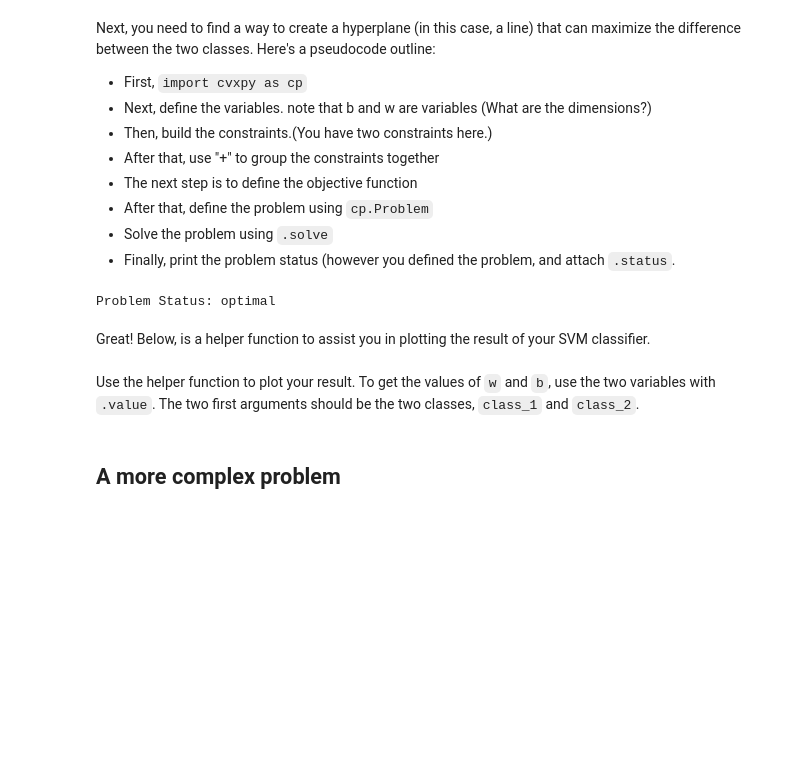
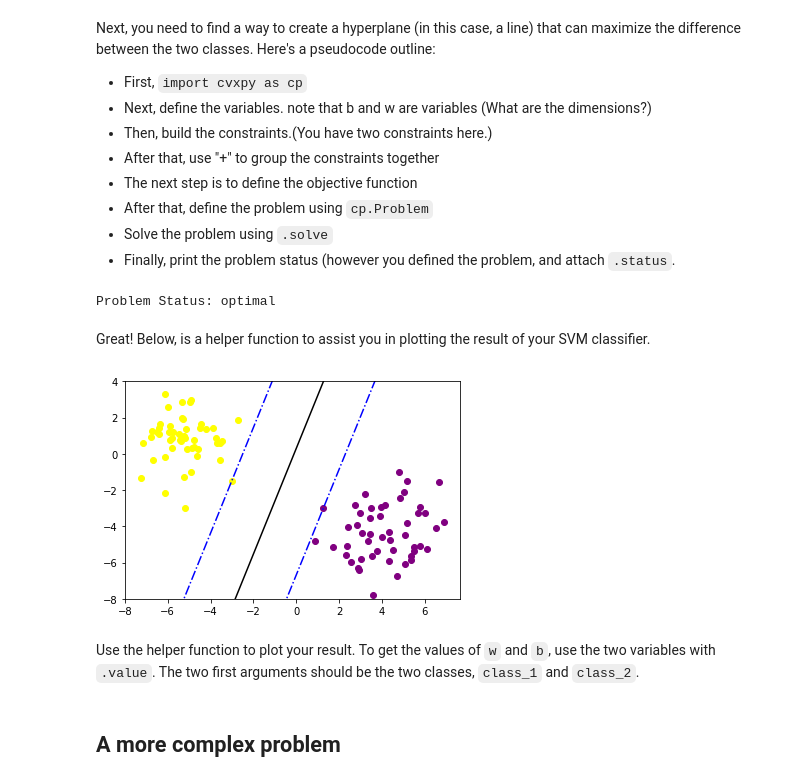
Before and after one commit to fcoba/dsc-building-an-svm-from-scratch-lab-dc-ds-career-042219, a Jupyter notebook: index.ipynb, the cells around one changed output. Cells and saved outputs as stored; diff of their text form; code cells hidden in the pictures; blank space fills up the shorter version.

```diff
--- a/index.ipynb
+++ b/index.ipynb
@@ -132,6 +132,10 @@ def plotBoundaries(x, y, w, b):
 # %%
 w=w.value
 b=b.value
+# %%
+plotBoundaries(class_1,class_2,w,b)
+# %% [output]
+[figure, added]
 # %% [markdown]
 Use the helper function to plot your result. To get the values of `w` and `b`, use the two variables with `.value`. The two first arguments should be the two classes, `class_1` and `class_2`.
 # %%
```
